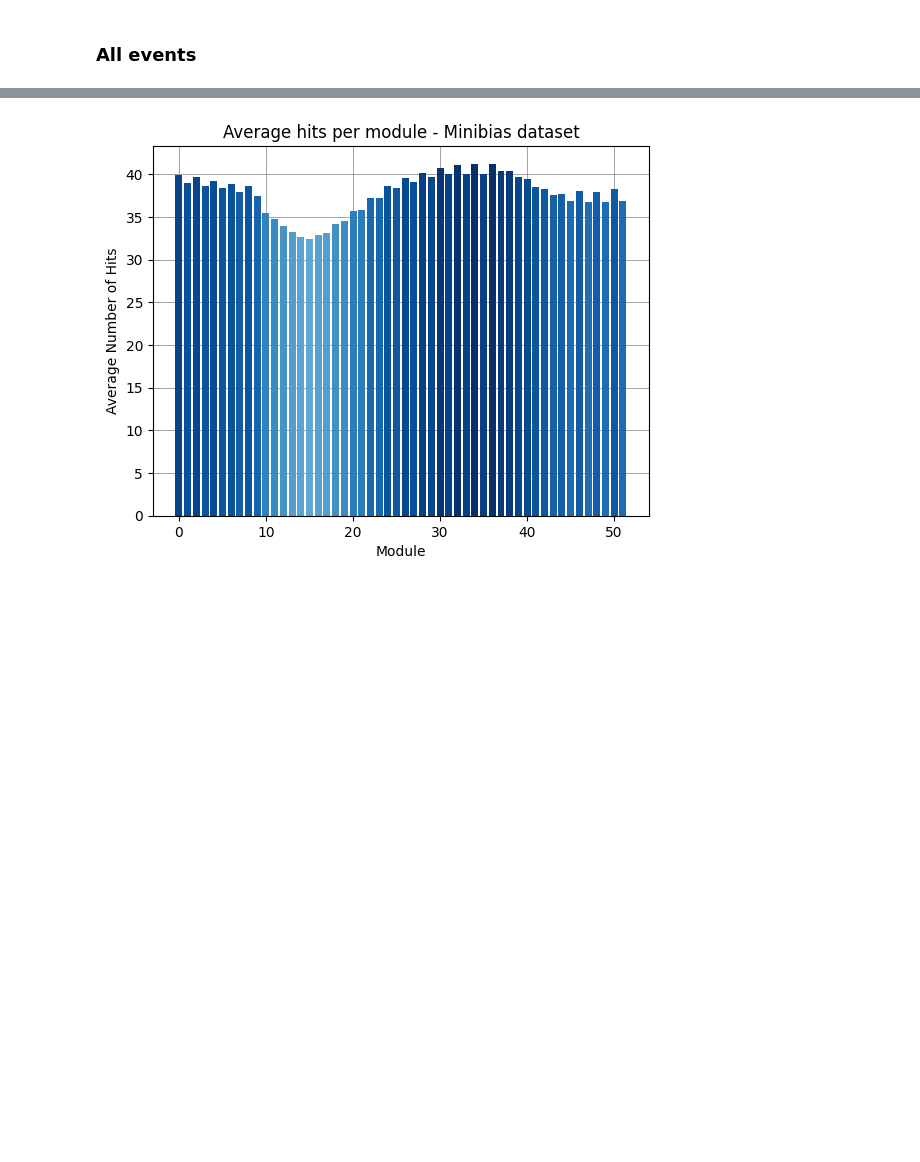
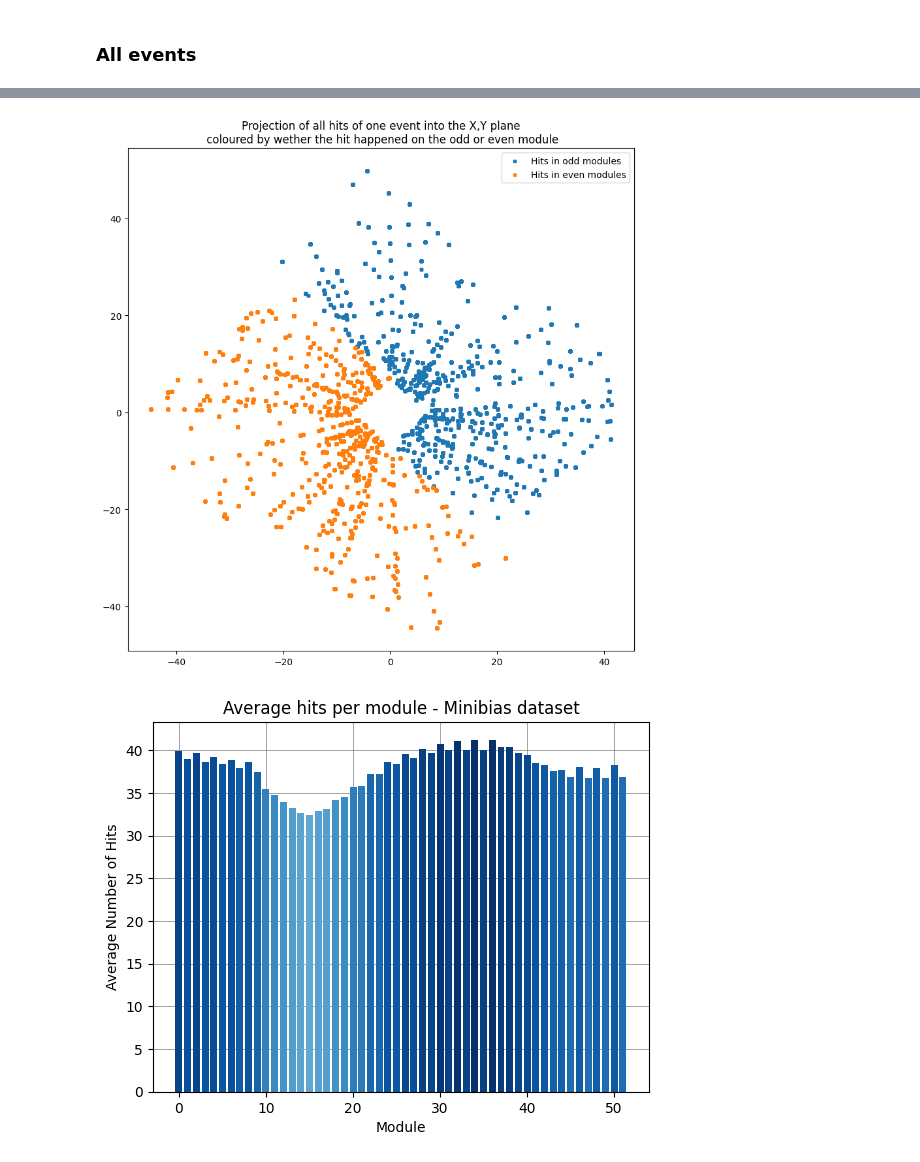
Before and after one commit to alawaree/Code_Thesis_HopfieldNetwork_VELO, a Jupyter notebook: data_analysis/general_data_analysis.ipynb, the cells around one changed output, grey strips where cells are left out. Drawn from its saved outputs; the diff is of its cells as text; code cells hidden in the pictures; blank space fills up the shorter version.

Commit message:
Update on the general data analysis

```diff
--- a/data_analysis/general_data_analysis.ipynb
+++ b/data_analysis/general_data_analysis.ipynb
@@ -543,5 +543,5 @@ def load_events_modules_tracks(dataset_path, load_percent, shuffle=False):
 
     return all_events, all_modules, all_tracks
 # %%
-all_events_minibias,all_modules, all_tracks = load_events_modules_tracks('minibias', 1, False)
+all_events_minibias,all_modules, all_tracks = load_events_modules_tracks('minibias', 0.1, False)
 # %% [output]
@@ -549,3 +549,41 @@ Successfully loaded 995 events from minibias dataset.
+# %%
+x_hits_odd = []
+x_hits_even = []
+
+event = all_events_minibias[0]
+
+for module_number in range(52):
+
+    hit_coords = np.zeros(shape=(2,len(event.modules[module_number].hits())))
+
+    if module_number % 2 == 1: #odd
+        for i, hit in enumerate(event.modules[module_number].hits()):
+            hit_coords[0,i] = hit.x
+            hit_coords[1,i] = hit.y
+
+            x_hits_odd.append(hit_coords)
+    else:                       #even
+        for i, hit in enumerate(event.modules[module_number].hits()):
+            hit_coords[0,i] = hit.x
+            hit_coords[1,i] = hit.y
+            x_hits_even.append(hit_coords)
+
+
+x_hits_odd = np.concatenate(x_hits_odd, axis=1)
+x_hits_even = np.concatenate(x_hits_even, axis=1)
+
+
+plt.figure(figsize=(10,10))
+plt.scatter(x_hits_odd[0,:], x_hits_odd[1,:], s=5, marker="s", label='Hits in odd modules')
+plt.scatter(x_hits_even[0,:], x_hits_even[1,:], s=5, marker="s", label='Hits in even modules')
+#plt.axvline(x=0, color='red', linestyle='--')
+plt.legend()
+plt.title('Projection of all hits of one event into the X,Y plane\n coloured by wether the hit happened on the odd or even module')
+plt.savefig(f'general_analysis_plots/projection_odd_even', bbox_inches='tight', pad_inches=0.2)
+plt.show()
+plt.close()
+# %% [output]
+[figure, added]
 # %%
 def plot_hits_per_module_mean(events, title='Average hits per module for several events', safe_to_file=False):
     all_hits_per_module = []
```
Also changed, not shown: parts of 5 cells of this notebook, 1 other file.
